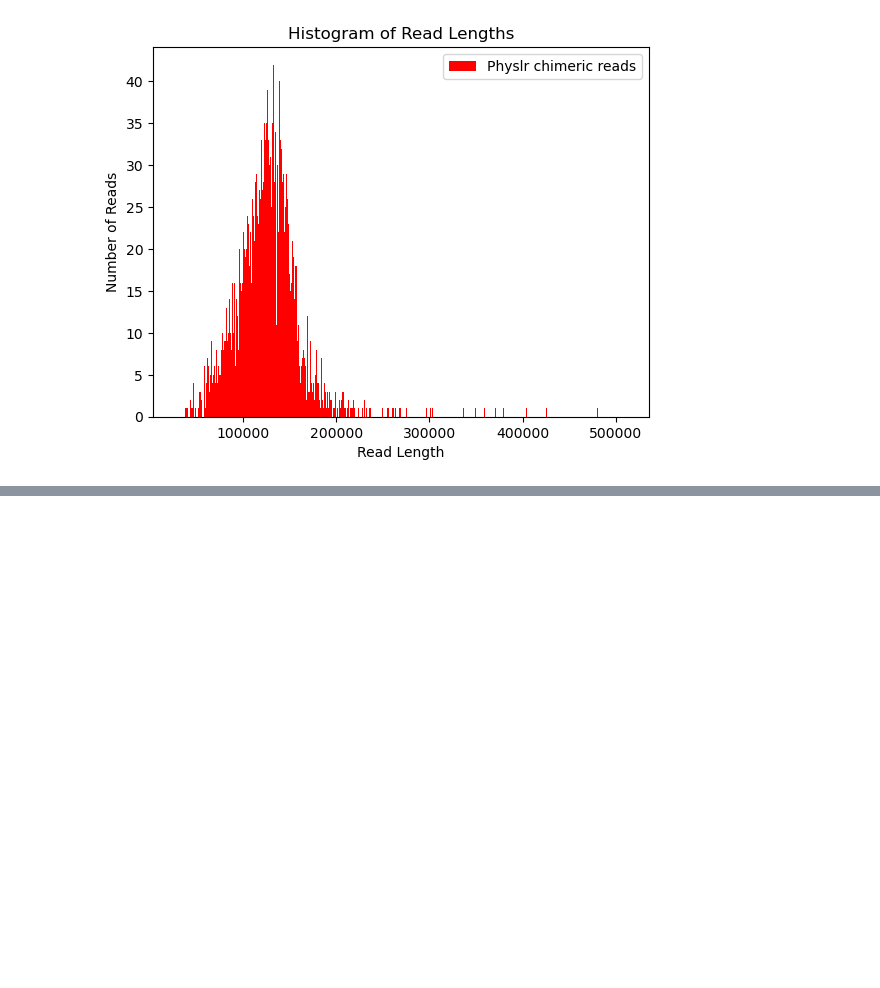
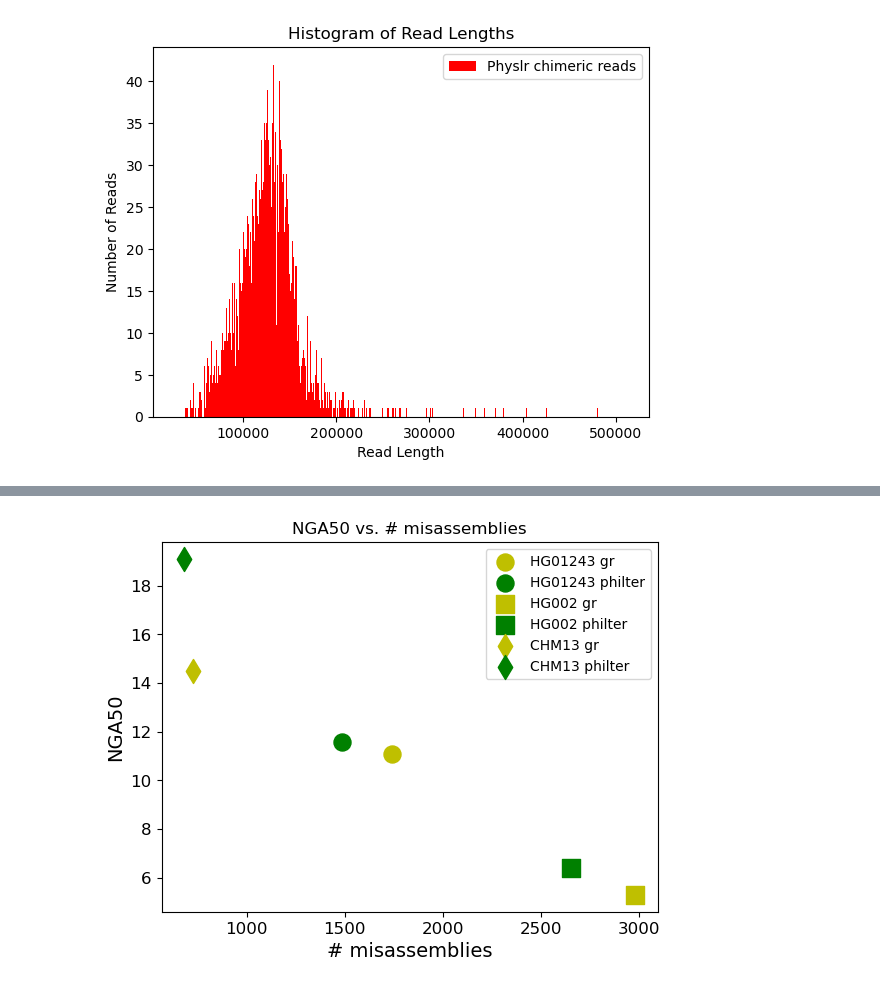
Before and after one commit to aafshinfard/JNP_repo, a Jupyter notebook: daily.ipynb, the cells around one changed output, grey strips where cells are left out. Cells and saved outputs as stored; diff of their text form; code cells hidden in the pictures; blank space fills up the shorter version.

```diff
--- a/daily.ipynb
+++ b/daily.ipynb
@@ -2016,0 +2077,96 @@ sum of d4:  211559537130
+# %%
+# plot quality metrics for GoldRush assemblies with and without Philter
+import matplotlib.pyplot as plt
+import numpy as np
+
+
+cell_lines = ['HG01243', 'HG002', 'CHM13']
+gr_nga50 = [11.1, 5.3, 14.5]
+gr_miss = [1741, 2981, 725]
+gr_miss_local = [4057, 1204, 8959]
+gr_unaligned = [12.8, 2.9, 33.2]
+gr_misnmatch = [1181, 154, 663]
+gr_indel = [899, 69, 470]
+
+philter_nga50 = [11.6, 6.4, 19.1]
+philter_miss = [1486, 2656, 681]
+philter_miss_local = [2255, 1137, 2229]
+philter_unaligned = [6.5, 2.9, 9.5]
+philter_misnmatch = [642, 150, 279]
+philter_indel = [578, 67, 315]
+
+# plot NGA50 against misassemblies for all the cell lines, each with gr_ in blue and philter_ in green
+# plot the first datapoint in one shape and the second in another shape, and the third in another shape
+
+shapes = ['o', 's', 'd']
+
+for i in range(len(cell_lines)):
+    plt.scatter(gr_miss[i], gr_nga50[i], s=150, c='y', marker=shapes[i], label=cell_lines[i] + ' gr')
+    plt.scatter(philter_miss[i], philter_nga50[i], s=150, c='g', marker=shapes[i], label=cell_lines[i] + ' philter')
+
+# bigger labels
+plt.xlabel("# misassemblies", fontsize=14)
+plt.ylabel("NGA50", fontsize=14)
+
+plt.xticks(fontsize=12)
+plt.yticks(fontsize=12)
+plt.title("NGA50 vs. # misassemblies")
+plt.legend(loc='upper right')
+plt.show()
+
+
+# use the same plotting concept, but this time NGA50 against local misassemblies
+shapes = ['o', 's', 'd']
+
+for i in range(len(cell_lines)):
+    plt.scatter(gr_miss_local[i], gr_nga50[i], s=150, c='y', marker=shapes[i], label=cell_lines[i] + ' gr')
+    plt.scatter(philter_miss_local[i], philter_nga50[i], s=150, c='g', marker=shapes[i], label=cell_lines[i] + ' philter')
+
+# bigger labels
+plt.xlabel("# local misassemblies", fontsize=14)
+plt.ylabel("NGA50", fontsize=14)
+
+plt.xticks(fontsize=12)
+plt.yticks(fontsize=12)
+plt.title("NGA50 vs. # local misassemblies")
+plt.legend(loc='lower right')
+plt.show()
+
+# now same concept, but plot mismatches against indels
+shapes = ['o', 's', 'd']
+
+for i in range(len(cell_lines)):
+    plt.scatter(gr_misnmatch[i], gr_indel[i], s=150, c='y', marker=shapes[i], label=cell_lines[i] + ' gr')
+    plt.scatter(philter_misnmatch[i], philter_indel[i], s=150, c='g', marker=shapes[i], label=cell_lines[i] + ' philter')
+
+# bigger labels
+plt.xlabel("# mismatches per 100 kbp", fontsize=14)
+plt.ylabel("# indels per 100 kbp", fontsize=14)
+
+plt.xticks(fontsize=12)
+plt.yticks(fontsize=12)
+plt.title("# mismatches per 100 kbp vs. # indels per 100 kbp")
+plt.legend(loc='lower right')
+plt.show()
+
+# now plot unaligned length only (1 dimensions) - choose an appropriate visualization technique, not scatter plot necessarily
+shapes = ['o', 's', 'd']
+
+# plot in log scale
+for i in range(len(cell_lines)):
+    plt.scatter(["GoldRush"], gr_unaligned[i]*1000000, s=150, c='y', marker=shapes[i], label=cell_lines[i] + ' gr')
+    plt.scatter(["Philter"], philter_unaligned[i]*1000000, s=150, c='g', marker=shapes[i], label=cell_lines[i] + ' philter')
+
+#plt.yscale('log')
+# bigger labels
+plt.xlabel("1", fontsize=14)
+plt.ylabel("Unaligned length", fontsize=14)
+# bigger x and y ticks
+
+plt.xticks(fontsize=12)
+plt.yticks(fontsize=12)
+plt.title("Unaligned length")
+plt.legend(loc='upper right')
+plt.show()
+# %% [output]
+[figure, added]
```
Also changed, not shown: parts of 3 cells of this notebook.
